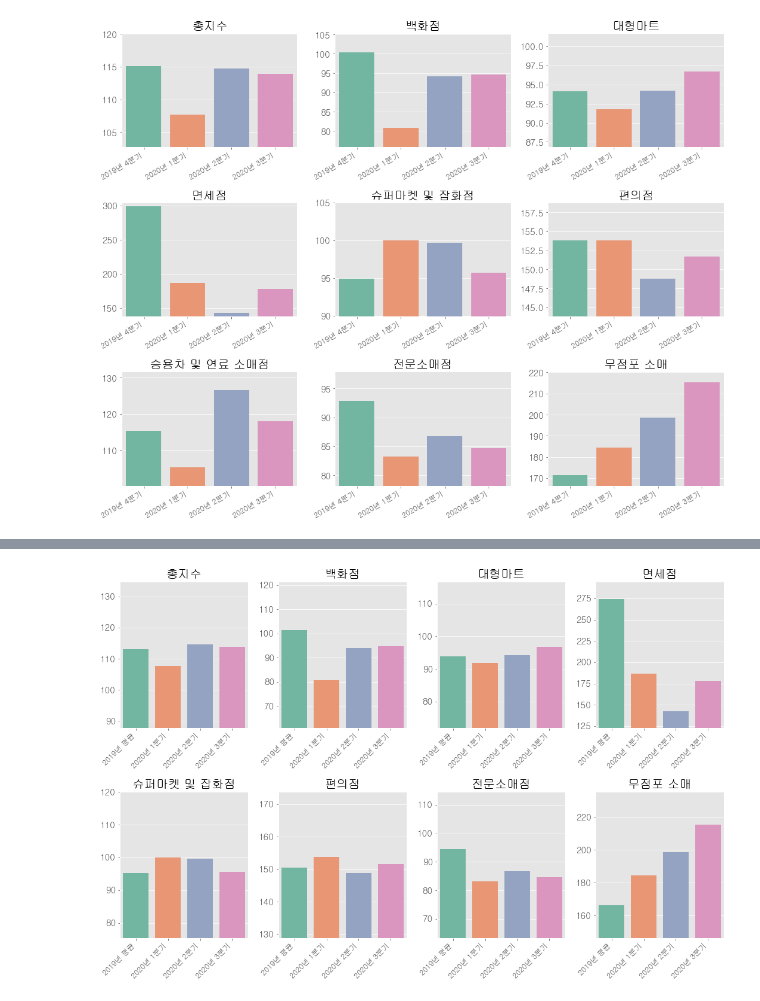
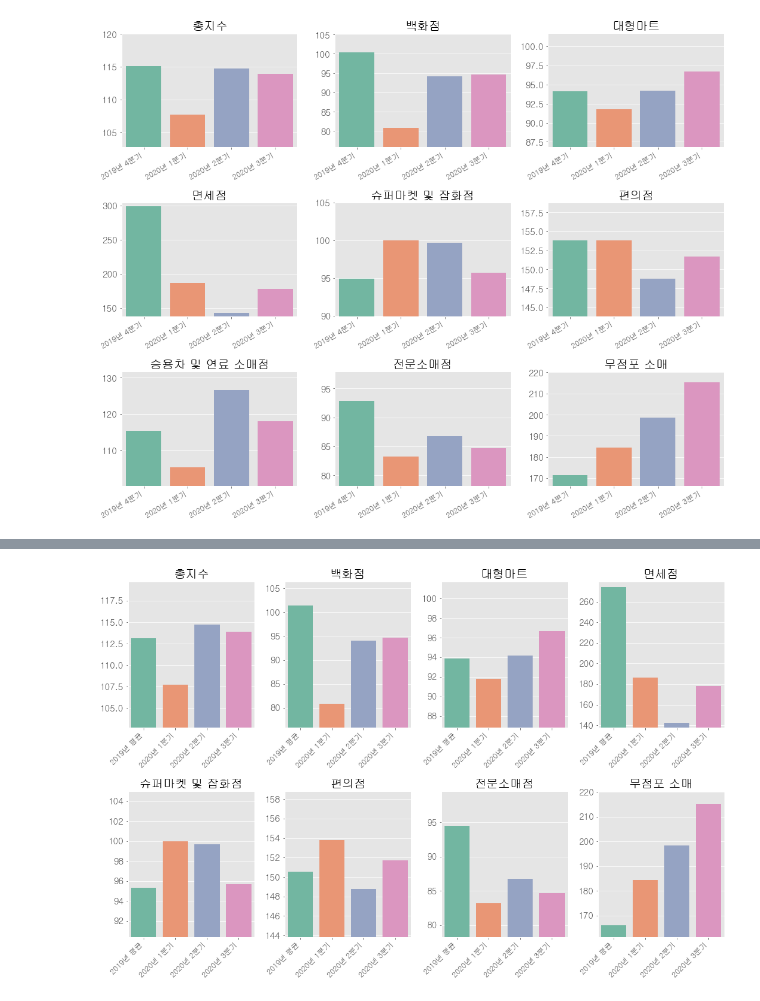
Before and after one commit to BaeHyungjun/TeamFPB, a Jupyter notebook: 소매업태별_계절조정지수_막대그래프.ipynb, the cells around one changed output, grey strips where cells are left out. Cells and saved outputs as stored; diff of their text form; code cells hidden in the pictures.

```diff
--- a/소매업태별_계절조정지수_막대그래프.ipynb
+++ b/소매업태별_계절조정지수_막대그래프.ipynb
@@ -63,15 +74,15 @@ plt.show()
 # %%
 fig, axes = plt.subplots(2, 4, figsize=(15, 10))
 axes = axes.ravel()
 
 for i in range(len(axes)):
     sns.barplot(process_data.index, process_data.iloc[:, i], ax=axes[i], palette='Set2')
     axes[i].set_title(process_data.columns[i], fontsize=20)
     plt.setp(axes[i].get_xticklabels(), rotation=45, ha='right', fontsize=12.5)
     axes[i].set_ylabel('')
-    axes[i].set_ylim((np.min(process_data.iloc[:, i]) - 20, np.max(process_data.iloc[:, i]) + 20))
+    axes[i].set_ylim((np.min(process_data.iloc[:, i]) - 5, np.max(process_data.iloc[:, i]) + 5))
 
 plt.tight_layout()
 plt.show()
 # %% [output]
-[figure, old version]
+[figure, new version]
```
Also changed, not shown: parts of 2 cells of this notebook.
